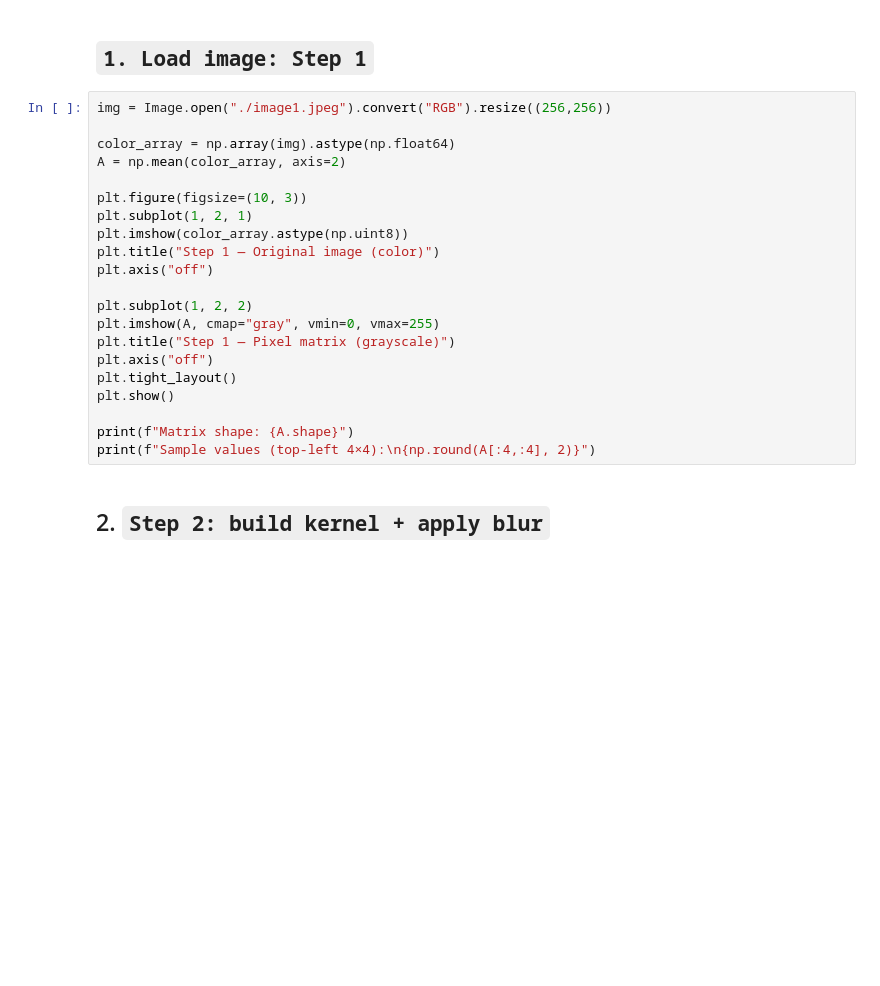
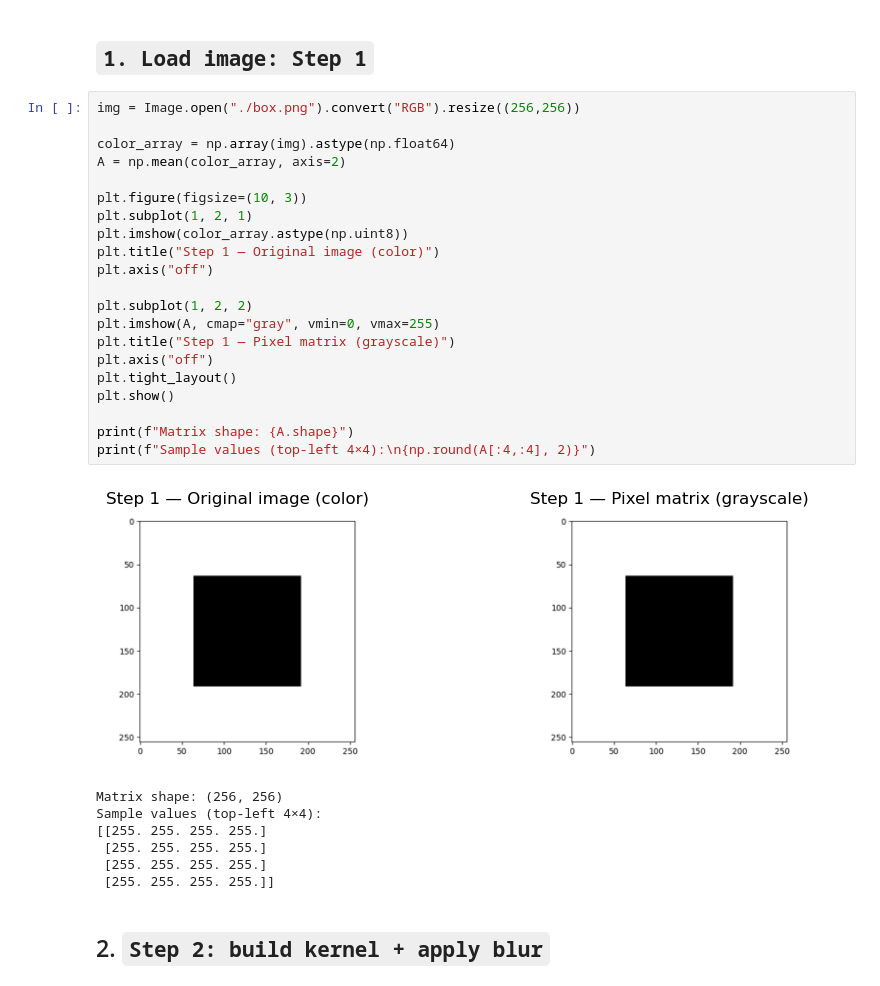
Before and after one commit to Dharani9018/Image_deblurring, a Jupyter notebook: Image_Deblurring.ipynb, the cells around one changed output. Saved outputs shown, nothing was run; the diff lists cells and outputs as text; blank space fills up the shorter version.

```diff
--- a/Image_Deblurring.ipynb
+++ b/Image_Deblurring.ipynb
@@ -14,26 +14,34 @@ import requests
 # %% [markdown]
 ## `1. Load image: Step 1`
 # %%
-img = Image.open("./image1.jpeg").convert("RGB").resize((256,256))
+img = Image.open("./box.png").convert("RGB").resize((256,256))
 
 color_array = np.array(img).astype(np.float64)
 A = np.mean(color_array, axis=2)
 
 plt.figure(figsize=(10, 3))
 plt.subplot(1, 2, 1)
 plt.imshow(color_array.astype(np.uint8))
 plt.title("Step 1 — Original image (color)")
 plt.axis("off")
 
 plt.subplot(1, 2, 2)
 plt.imshow(A, cmap="gray", vmin=0, vmax=255)
 plt.title("Step 1 — Pixel matrix (grayscale)")
 plt.axis("off")
 plt.tight_layout()
 plt.show()
 
 print(f"Matrix shape: {A.shape}")
 print(f"Sample values (top-left 4×4):\n{np.round(A[:4,:4], 2)}")
+# %% [output]
+[figure, added]
+Matrix shape: (256, 256)
+Sample values (top-left 4×4):
+[[255. 255. 255. 255.]
+ [255. 255. 255. 255.]
+ [255. 255. 255. 255.]
+ [255. 255. 255. 255.]]
 # %% [markdown]
 ## 2. `Step 2: build kernel + apply blur`
 # %%
```
Also changed, not shown: parts of 2 cells of this notebook, 3 other files.
